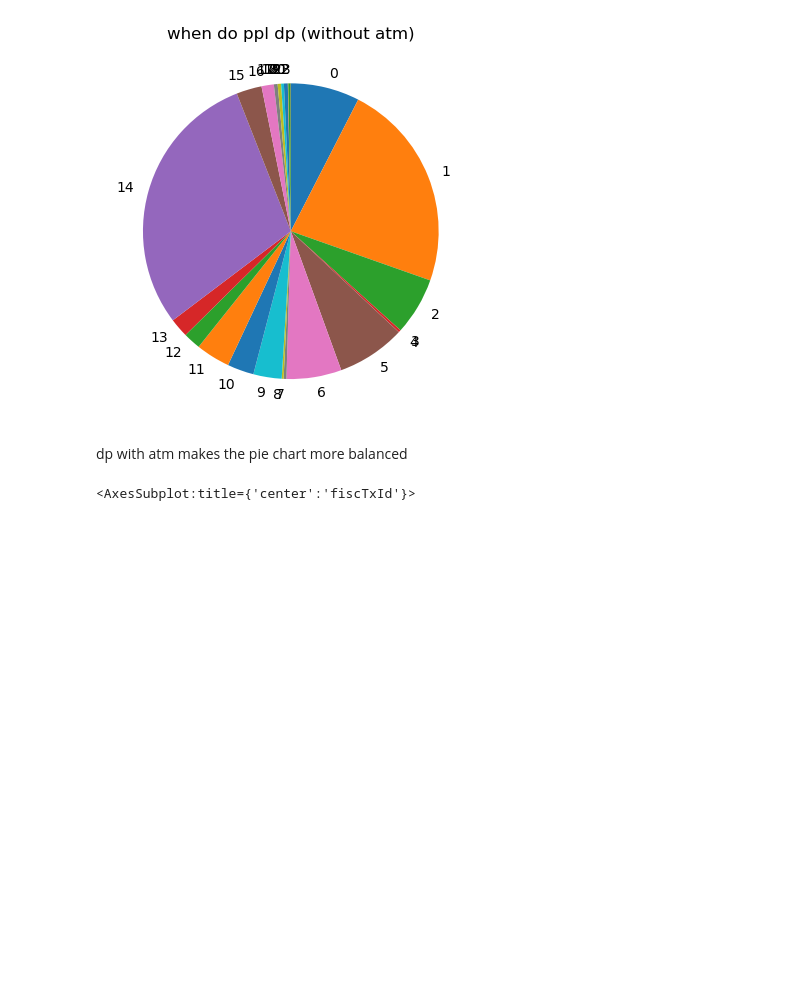
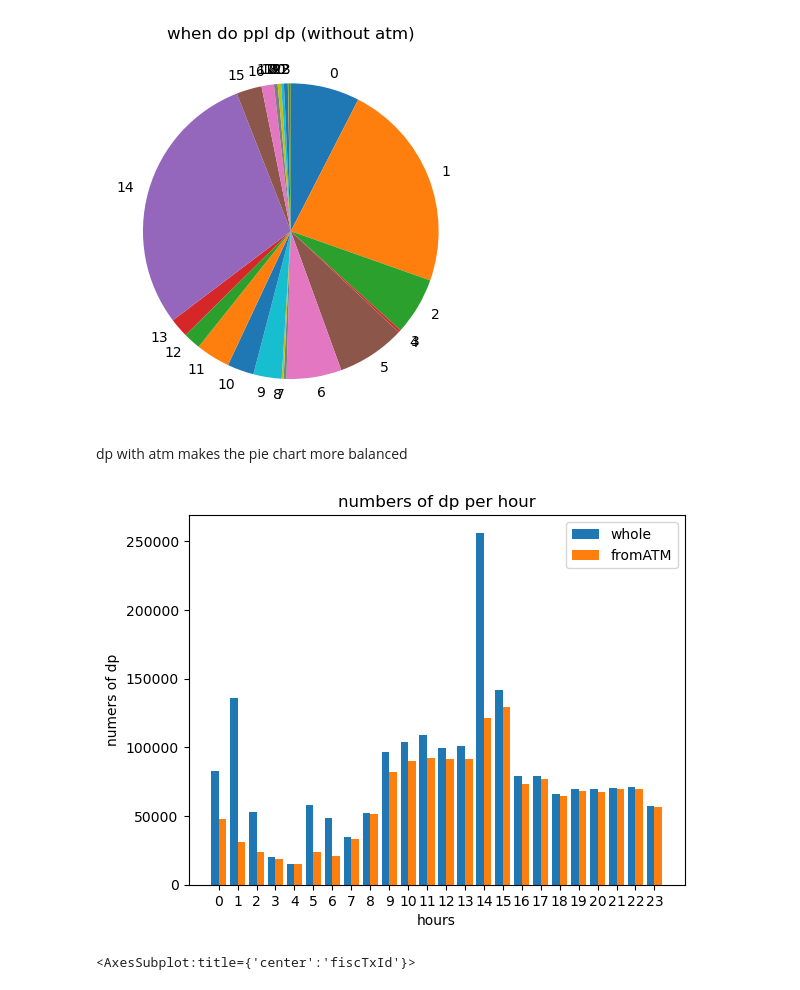
Before and after one commit to y4c6/DMfin, a Jupyter notebook: data_visualization.ipynb, the cells around one changed output. Saved outputs shown, nothing was run; the diff lists cells and outputs as text; code cells hidden in the pictures; blank space fills up the shorter version.

Commit message:
update
I update visualization and transform data frame to time series

```diff
--- a/data_visualization.ipynb
+++ b/data_visualization.ipynb
@@ -578,3 +605,29 @@ dp with atm makes the pie chart more balanced
+# %%
+# compare with/out ATM
+index = np.arange(24)
+bar_width = 0.4
+
+fig, ax = plt.subplots()
+WHOLE = ax.bar(index,
+                 dp.groupby('tx_time').size(),
+                 bar_width,
+                 label="whole")
+
+fromATM = ax.bar(index+bar_width,
+                    dp[dp['ATM'] == 1].groupby('tx_time').size(),
+                    bar_width,
+                    label="fromATM")
+
+ax.set_xlabel('hours')
+ax.set_ylabel('numers of dp')
+ax.set_title('numbers of dp per hour')
+ax.set_xticks(index + bar_width / 2)
+ax.set_xticklabels(np.arange(24))
+ax.legend()
+
+plt.show()
+# %% [output]
+[figure, added]
 # %%
 dp.groupby('fiscTxId').size().plot(kind = 'pie', autopct='%.2f%%', title='fiscTxId')
 # %% [output]
```
Also changed, not shown: parts of 17 cells of this notebook, 1 other file.
